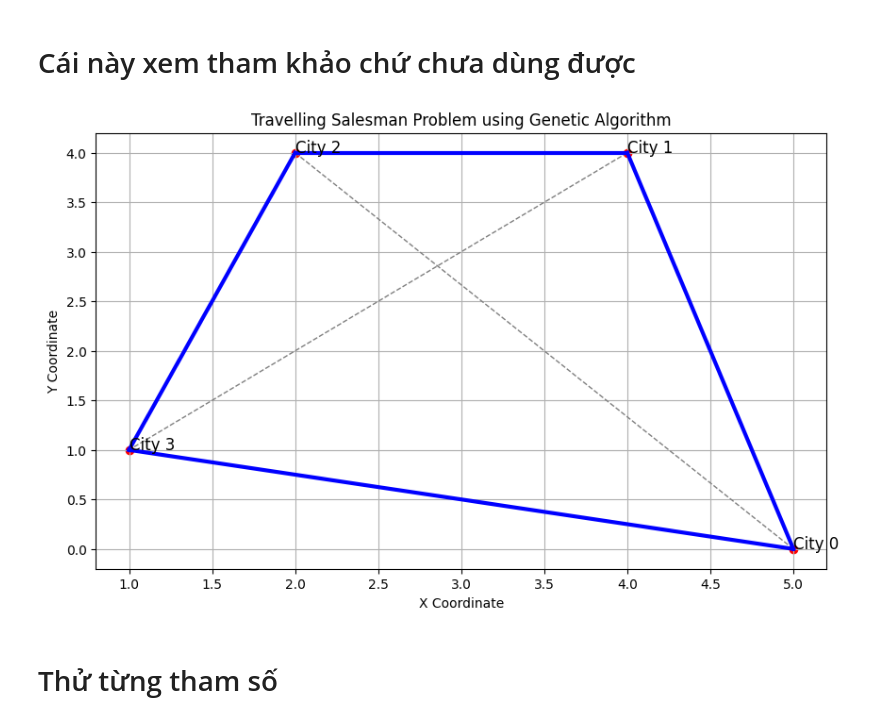
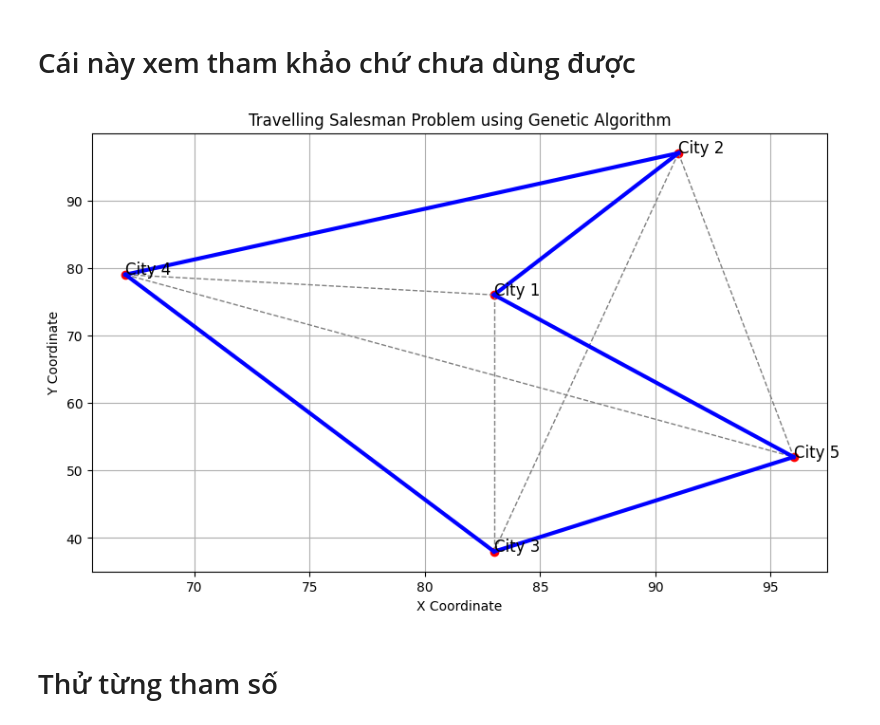
Before and after one commit to ThienNguyen3001/Travelling-Salesman-AI-Final, a Jupyter notebook: code.ipynb, the cells around one changed output. Saved outputs shown, nothing was run; the diff lists cells and outputs as text; code cells hidden in the pictures.

```diff
--- a/code.ipynb
+++ b/code.ipynb
@@ -4,12 +4,11 @@
 import numpy as np
 import matplotlib.pyplot as plt
 import random
-
 class TravellingSalesmanProblem:
-    def __init__(self, num_cities, max_coordinate):
+    def __init__(self, num_cities, max_coordinate, cities=None):
         self.num_cities = num_cities
         self.max_coordinate = max_coordinate
-        self.cities = self._generate_cities()
+        self.cities = cities if cities is not None else self._generate_cities()
         self.dist_matrix = self._calculate_distance_matrix()
 
     def _generate_cities(self):
@@ -36,10 +35,31 @@ class TravellingSalesmanProblem:
         # Nối các thành phố với nhau bằng các đường thẳng
         for i in range(self.num_cities):
             for j in range(i + 1, self.num_cities):
-                plt.plot([self.cities[i, 0], self.cities[j, 0]],
-                        [self.cities[i, 1], self.cities[j, 1]], 'gray', linestyle='--')
-num_cities = 4
-max_coordinate = 6
-tsp = TravellingSalesmanProblem(num_cities, max_coordinate)
+                plt.plot([self.cities[i, 0], self.cities[j, 0]], [self.cities[i, 1], self.cities[j, 1]], 'gray')
+        plt.show()
+
+    @staticmethod
+    def input_coordinates(num_cities):
+        cities = []
+        for i in range(num_cities):
+            x = int(input(f"Enter x coordinate for city {i+1}: "))
+            y = int(input(f"Enter y coordinate for city {i+1}: "))
+            cities.append([x, y])
+        return np.array(cities)
+# Cell 1: Create an instance and print cities and distance matrix
+num_cities = 5
+max_coordinate = 100
+
+# Prompt user to input coordinates or generate randomly
+use_custom_coordinates = input("Do you want to input custom coordinates? (yes/no): ").strip().lower()
+if use_custom_coordinates == 'yes':
+    cities = TravellingSalesmanProblem.input_coordinates(num_cities)
+    tsp = TravellingSalesmanProblem(num_cities, max_coordinate, cities)
+else:
+    tsp = TravellingSalesmanProblem(num_cities, max_coordinate)
+
+print("Cities:\n", tsp.cities)
+print("Distance Matrix:\n", tsp.dist_matrix)
+# Cell 2: Visualize the cities
 tsp.visualize_cities()
 # %% [output]
@@ -48,7 +80,7 @@ tsp.visualize_cities()
 # Cái này xem tham khảo chứ chưa dùng được
 # %%
 class GeneticAlgorithm:
-    def __init__(self, tsp, pop_size=100, num_generations=500, mutation_rate=0.1):
+    def __init__(self, tsp, pop_size=100, num_generations=600, mutation_rate=0.1):
         self.tsp = tsp
         self.pop_size = pop_size
         self.num_generations = num_generations
@@ -135,35 +167,35 @@ class GeneticAlgorithm:
 
 ga = GeneticAlgorithm(tsp)
 best_path = ga.run()
 
 # Trực quan hóa kết quả
 plt.figure(figsize=(10, 6))
 
 # Vẽ các thành phố
 plt.scatter(tsp.cities[:, 0], tsp.cities[:, 1], c='red')
 
 # Vẽ các cạnh nối tất cả các thành phố với màu xám và nét đứt
 for i in range(num_cities):
     for j in range(i + 1, num_cities):
         plt.plot([tsp.cities[i, 0], tsp.cities[j, 0]],
                  [tsp.cities[i, 1], tsp.cities[j, 1]], 'gray', linestyle='--',linewidth=1)
 
 # Vẽ lộ trình tốt nhất tìm được với màu xanh và nét đậm
 for i in range(len(best_path) - 1):
     plt.plot([tsp.cities[best_path[i], 0], tsp.cities[best_path[i+1], 0]],
              [tsp.cities[best_path[i], 1], tsp.cities[best_path[i+1], 1]], 'b-', linewidth=3)  # Tăng độ dày
 
 # Hiển thị tên thành phố
 for i in range(num_cities):
-    plt.text(tsp.cities[i, 0], tsp.cities[i, 1], f'City {i}', fontsize=12)
+    plt.text(tsp.cities[i, 0], tsp.cities[i, 1], f'City {i+1}', fontsize=12)
 
 plt.title('Travelling Salesman Problem using Genetic Algorithm')
 plt.xlabel('X Coordinate')
 plt.ylabel('Y Coordinate')
 plt.grid(True)
 plt.show()
 # %% [output]
-[figure, old version]
+[figure, new version]
 # %% [markdown]
 # Thử từng tham số
 # %% [markdown]
```
Also changed, not shown: parts of 1 cell of this notebook, 4 other files.
